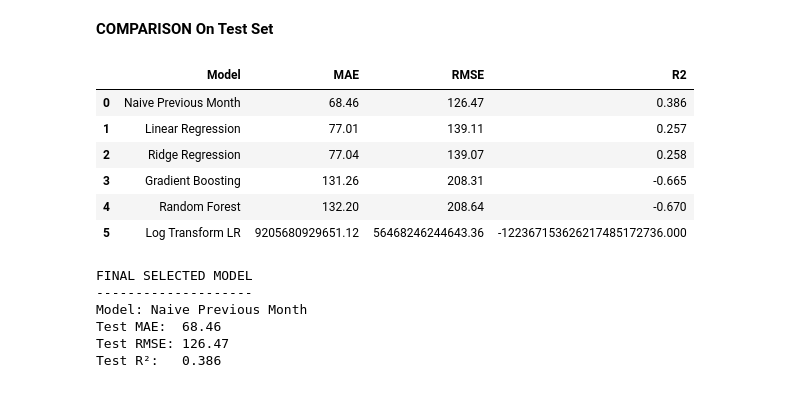
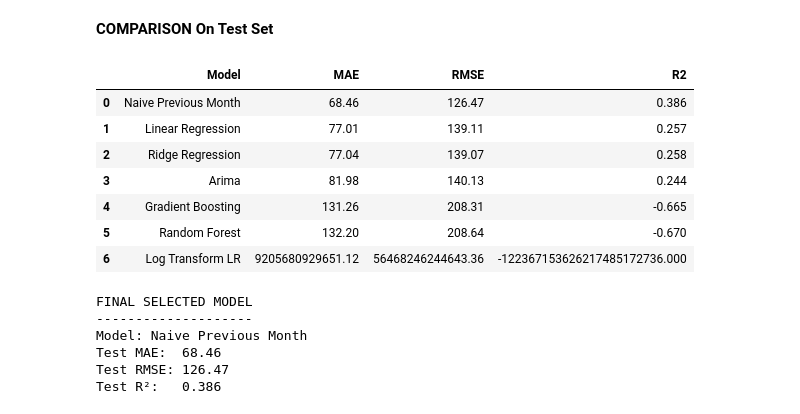
Before and after one commit to hassnainnisar/Predict_seismic_events_from_geological_features_Machine_Learning_MOD_B, a Jupyter notebook: Machine_Learning_MOD_B.ipynb, the cells around one changed output. Drawn from its saved outputs; the diff is of its cells as text; code cells hidden in the pictures.

```diff
--- a/Machine_Learning_MOD_B.ipynb
+++ b/Machine_Learning_MOD_B.ipynb
@@ -3013,0 +3501,27 @@ final_naive_r2 = r2_score(
+# %%
+from sklearn.metrics import mean_absolute_error, mean_squared_error, r2_score
+
+arima_rolling_mae = mean_absolute_error(
+    arima_test,
+    arima_rolling_predictions
+)
+
+arima_rolling_rmse = np.sqrt(
+    mean_squared_error(
+        arima_test,
+        arima_rolling_predictions
+    )
+)
+
+arima_rolling_r2 = r2_score(
+    arima_test,
+    arima_rolling_predictions
+)
+
+print("FINAL ARIMA ROLLING ONE-STEP-AHEAD TEST RESULTS")
+print("=" * 55)
+print("Model: ARIMA(3,1,0)")
+print("Forecasting: Rolling one-step-ahead")
+print(f"MAE:  {arima_rolling_mae:.2f}")
+print(f"RMSE: {arima_rolling_rmse:.2f}")
+print(f"R²:   {arima_rolling_r2:.3f}")
@@ -3022,7 +3574,8 @@ final_model_comparison = pd.DataFrame({
         'Ridge Regression',
         'Random Forest',
         'Gradient Boosting',
-        'Log Transform LR'
+        'Log Transform LR',
+        'Arima'
     ],
 
     'MAE': [
@@ -3031,7 +3584,8 @@ final_model_comparison = pd.DataFrame({
         final_ridge_mae,
         final_rf_mae,
         final_gb_mae,
-        final_log_mae
+        final_log_mae,
+        arima_rolling_mae
     ],
 
     'RMSE': [
@@ -3040,38 +3594,41 @@ final_model_comparison = pd.DataFrame({
         final_ridge_rmse,
         final_rf_rmse,
         final_gb_rmse,
-        final_log_rmse
+        final_log_rmse,
+        arima_rolling_rmse
     ],
 
     'R2': [
         final_naive_r2,
         final_linear_r2,
         final_ridge_r2,
         final_rf_r2,
         final_gb_r2,
-        final_log_r2
+        final_log_r2,
+        arima_rolling_r2
     ]
 })
 
 final_model_comparison = final_model_comparison.sort_values(
     'MAE'
 ).reset_index(drop=True)
 
 display(
     final_model_comparison.style.format({
         'MAE': '{:.2f}',
         'RMSE': '{:.2f}',
         'R2': '{:.3f}'
     })
 )
 # %% [output]
 |  | Model | MAE | RMSE | R2 |
 | 0 | Naive Previous Month | 68.46 | 126.47 | 0.386 |
 | 1 | Linear Regression | 77.01 | 139.11 | 0.257 |
 | 2 | Ridge Regression | 77.04 | 139.07 | 0.258 |
-| 3 | Gradient Boosting | 131.26 | 208.31 | -0.665 |
-| 4 | Random Forest | 132.20 | 208.64 | -0.670 |
-| 5 | Log Transform LR | 9205680929651.12 | 56468246244643.36 | -122367153626217485172736.000 |
+| 3 | Arima | 81.98 | 140.13 | 0.244 |
+| 4 | Gradient Boosting | 131.26 | 208.31 | -0.665 |
+| 5 | Random Forest | 132.20 | 208.64 | -0.670 |
+| 6 | Log Transform LR | 9205680929651.12 | 56468246244643.36 | -122367153626217485172736.000 |
 # %%
 final_best_model = final_model_comparison.iloc[0]
 
```
Also changed, not shown: parts of 19 cells of this notebook.
